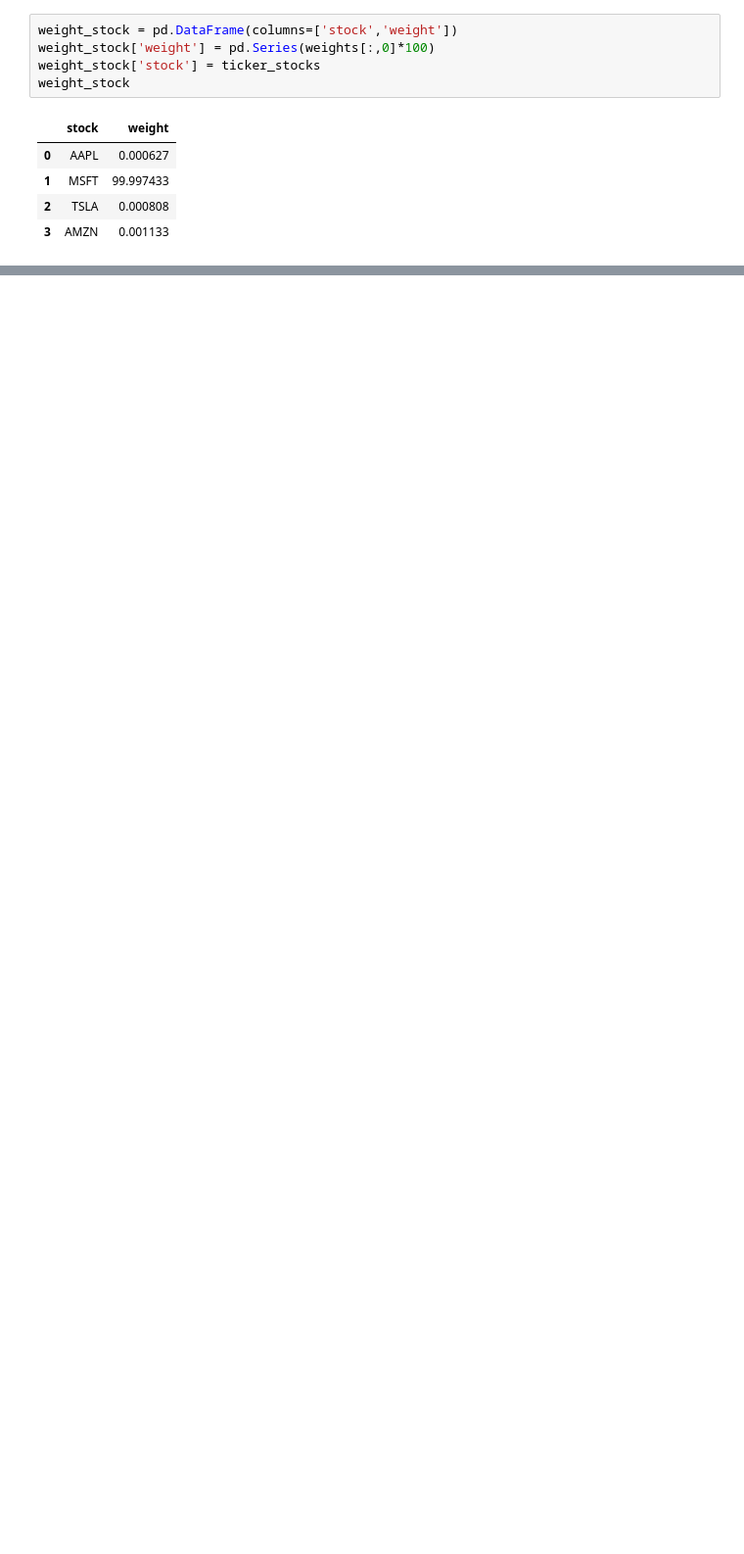
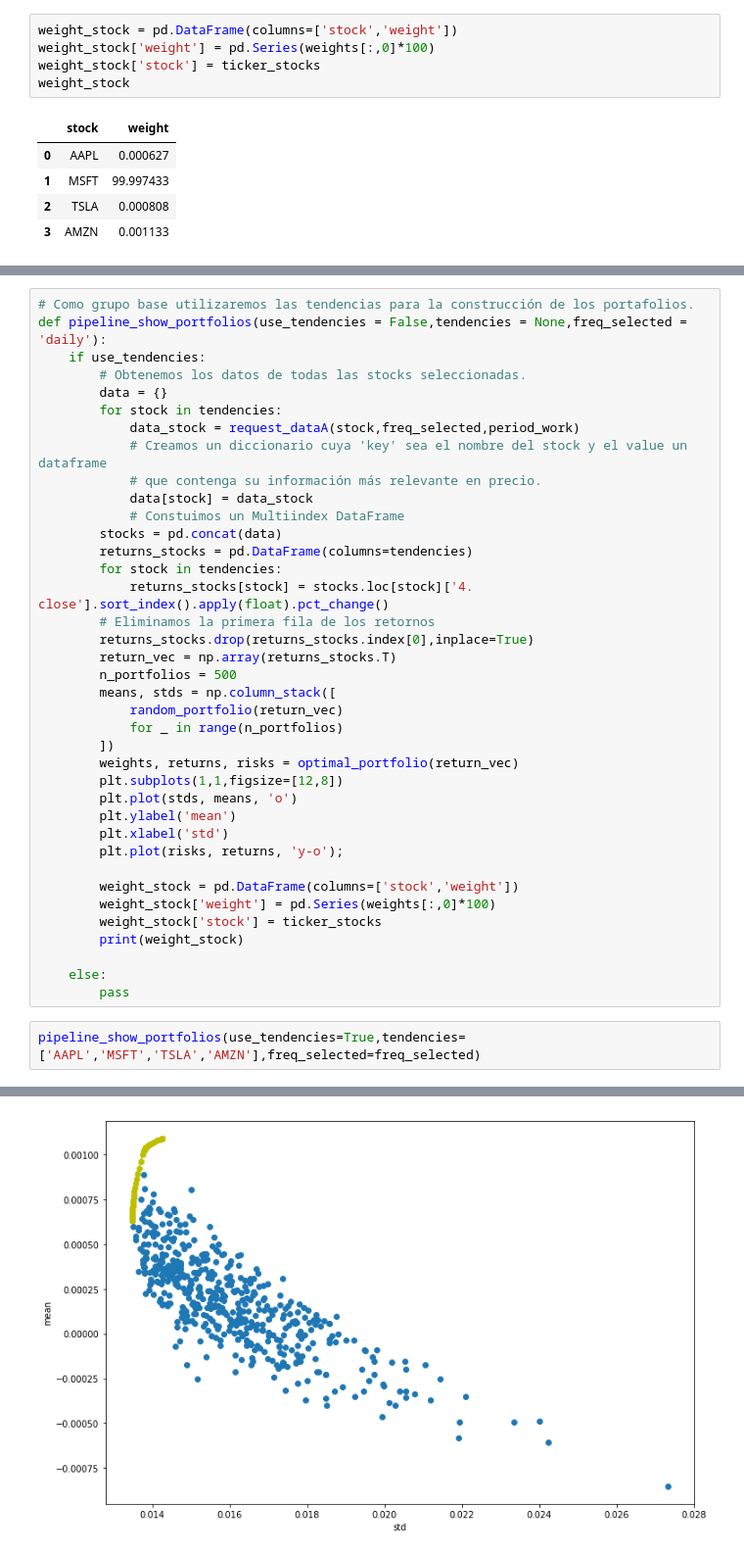
Before and after one commit to EnriqueSantos/-portfolio-management, a Jupyter notebook: notes/proceso_general.ipynb, the cells around one changed output, grey strips where cells are left out. Shown: that part at 98% size. Drawn from its saved outputs; the diff is of its cells as text; blank space fills up the shorter version.

```diff
--- a/notes/proceso_general.ipynb
+++ b/notes/proceso_general.ipynb
@@ -336,0 +346,41 @@ weight_stock
+# %%
+# Como grupo base utilizaremos las tendencias para la construcción de los portafolios.
+def pipeline_show_portfolios(use_tendencies = False,tendencies = None,freq_selected = 'daily'):
+    if use_tendencies:
+        # Obtenemos los datos de todas las stocks seleccionadas.
+        data = {}
+        for stock in tendencies:
+            data_stock = request_dataA(stock,freq_selected,period_work)
+            # Creamos un diccionario cuya 'key' sea el nombre del stock y el value un dataframe
+            # que contenga su información más relevante en precio.
+            data[stock] = data_stock
+            # Constuimos un Multiindex DataFrame
+        stocks = pd.concat(data)
+        returns_stocks = pd.DataFrame(columns=tendencies)
+        for stock in tendencies:
+            returns_stocks[stock] = stocks.loc[stock]['4. close'].sort_index().apply(float).pct_change()
+        # Eliminamos la primera fila de los retornos
+        returns_stocks.drop(returns_stocks.index[0],inplace=True)
+        return_vec = np.array(returns_stocks.T)
+        n_portfolios = 500
+        means, stds = np.column_stack([
+            random_portfolio(return_vec)
+            for _ in range(n_portfolios)
+        ])
+        weights, returns, risks = optimal_portfolio(return_vec)
+        plt.subplots(1,1,figsize=[12,8])
+        plt.plot(stds, means, 'o')
+        plt.ylabel('mean')
+        plt.xlabel('std')
+        plt.plot(risks, returns, 'y-o');
+
+        weight_stock = pd.DataFrame(columns=['stock','weight'])
+        weight_stock['weight'] = pd.Series(weights[:,0]*100)
+        weight_stock['stock'] = ticker_stocks
+        print(weight_stock)
+
+    else:
+        pass
+# %%
+pipeline_show_portfolios(use_tendencies=True,tendencies=['AAPL','MSFT','TSLA','AMZN'],freq_selected=freq_selected)
+# %% [output]
@@ -336,0 +404 @@ weight_stock
+[figure, added]
```
Also changed, not shown: parts of 6 cells of this notebook.
